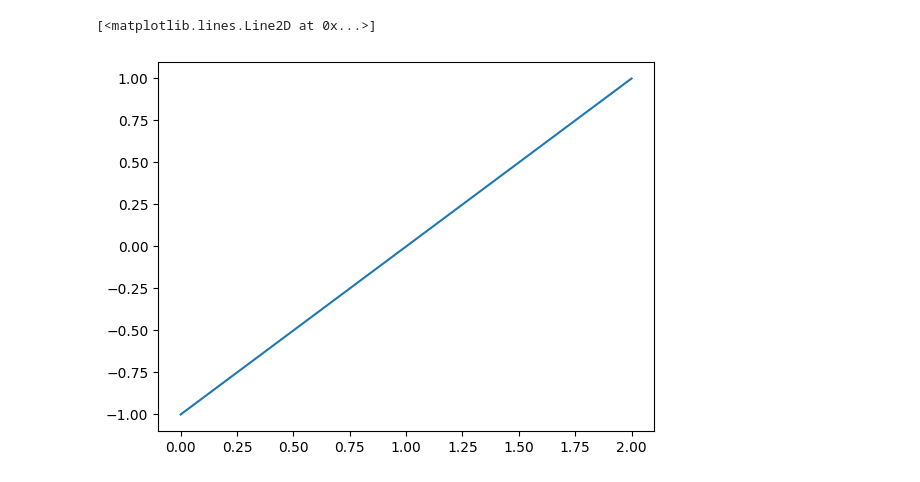
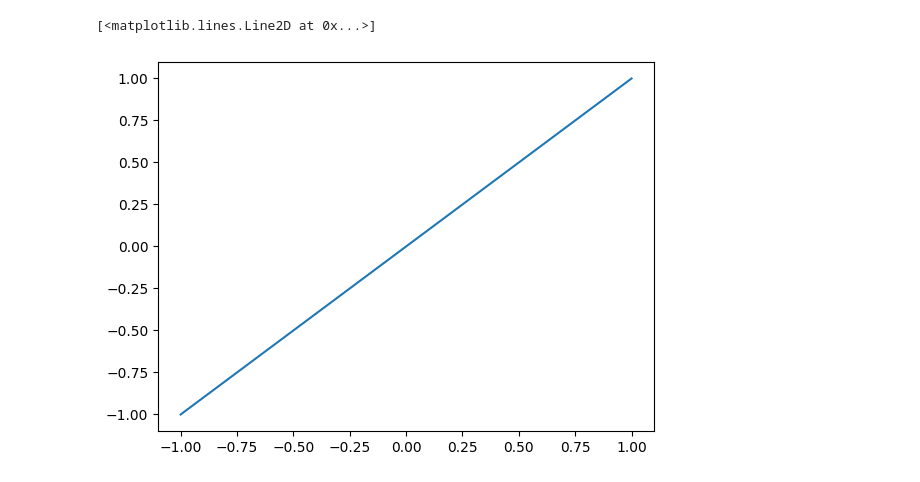
Before and after one commit to daizutabi/panpdf, a Jupyter notebook: notebooks/pgf.ipynb, the cells around one changed output. Cells and saved outputs as stored; diff of their text form; code cells hidden in the pictures.

```diff
--- a/notebooks/pgf.ipynb
+++ b/notebooks/pgf.ipynb
@@ -22,8 +5,8 @@ set_formatter()
 # %%
 # #fig:pgf
 import matplotlib.pyplot as plt
 
-plt.plot([-1, 0, 1])
+plt.plot([-1, 1], [-1, 1])
 # %% [output]
 [<matplotlib.lines.Line2D at 0x...>]
-[figure, old version]
+[figure, new version]
```
Also changed, not shown: parts of 2 cells of this notebook, 5 other files.
